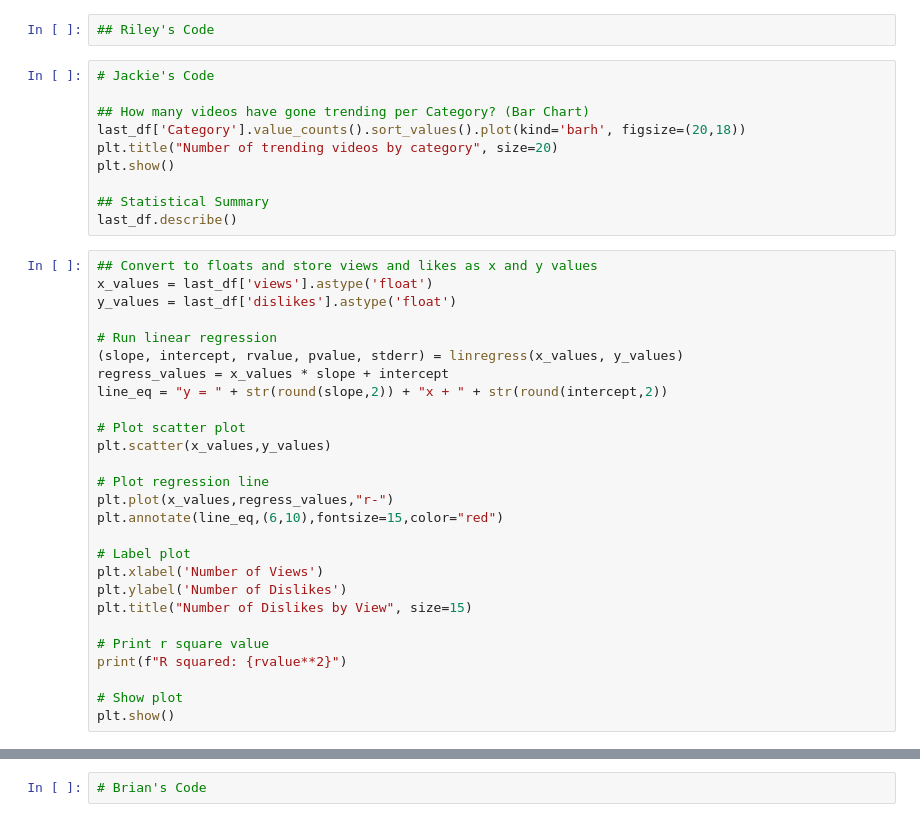
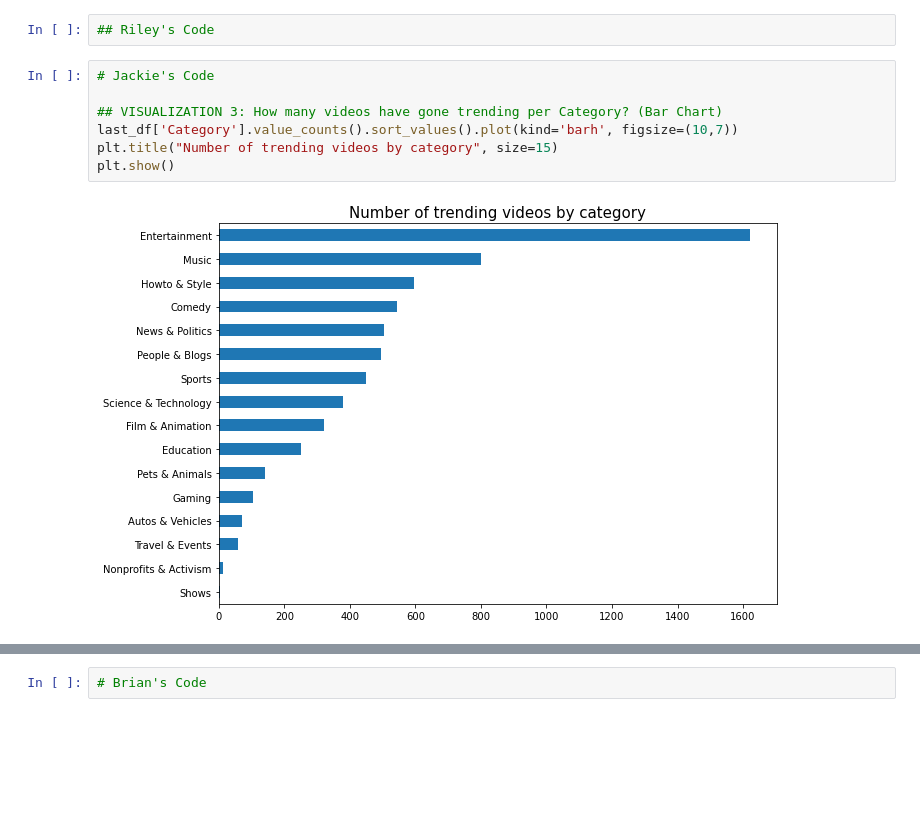
Before and after one commit to JacquelineMeyer1000/Project1_Group3, a Jupyter notebook: Group3_YouTube.ipynb, the cells around one changed output, grey strips where cells are left out. Saved outputs shown, nothing was run; the diff lists cells and outputs as text; blank space fills up the shorter version.

```diff
--- a/Group3_YouTube.ipynb
+++ b/Group3_YouTube.ipynb
@@ -147,37 +156,9 @@ plt.boxplot()
 # %%
 # Jackie's Code
 
-## How many videos have gone trending per Category? (Bar Chart)
-last_df['Category'].value_counts().sort_values().plot(kind='barh', figsize=(20,18))
-plt.title("Number of trending videos by category", size=20)
+## VISUALIZATION 3: How many videos have gone trending per Category? (Bar Chart)
+last_df['Category'].value_counts().sort_values().plot(kind='barh', figsize=(10,7))
+plt.title("Number of trending videos by category", size=15)
 plt.show()
-
-## Statistical Summary
-last_df.describe()
+# %% [output]
+[figure, added]
-# %%
-## Convert to floats and store views and likes as x and y values
-x_values = last_df['views'].astype('float')
-y_values = last_df['dislikes'].astype('float')
-
-# Run linear regression
-(slope, intercept, rvalue, pvalue, stderr) = linregress(x_values, y_values)
-regress_values = x_values * slope + intercept
-line_eq = "y = " + str(round(slope,2)) + "x + " + str(round(intercept,2))
-
-# Plot scatter plot
-plt.scatter(x_values,y_values)
-
-# Plot regression line
-plt.plot(x_values,regress_values,"r-")
-plt.annotate(line_eq,(6,10),fontsize=15,color="red")
-
-# Label plot
-plt.xlabel('Number of Views')
-plt.ylabel('Number of Dislikes')
-plt.title("Number of Dislikes by View", size=15)
-
-# Print r square value
-print(f"R squared: {rvalue**2}")
-
-# Show plot
-plt.show()
```
Also changed, not shown: parts of 9 cells of this notebook.
